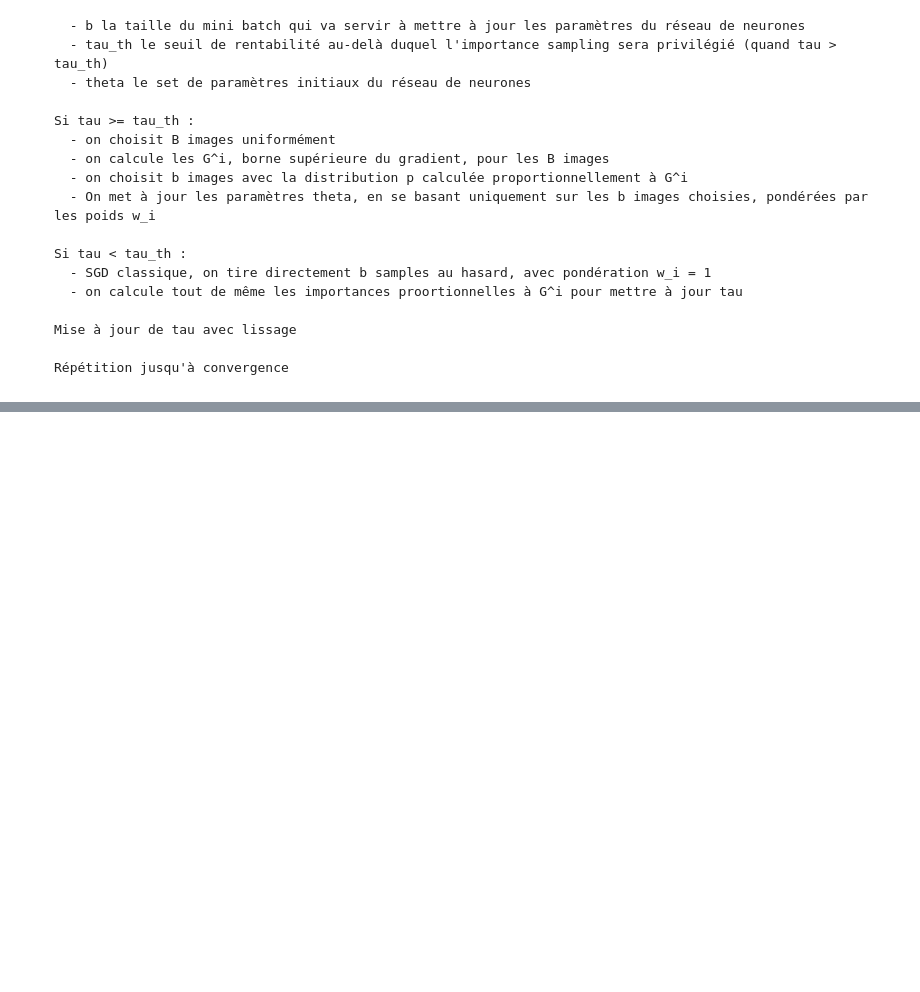
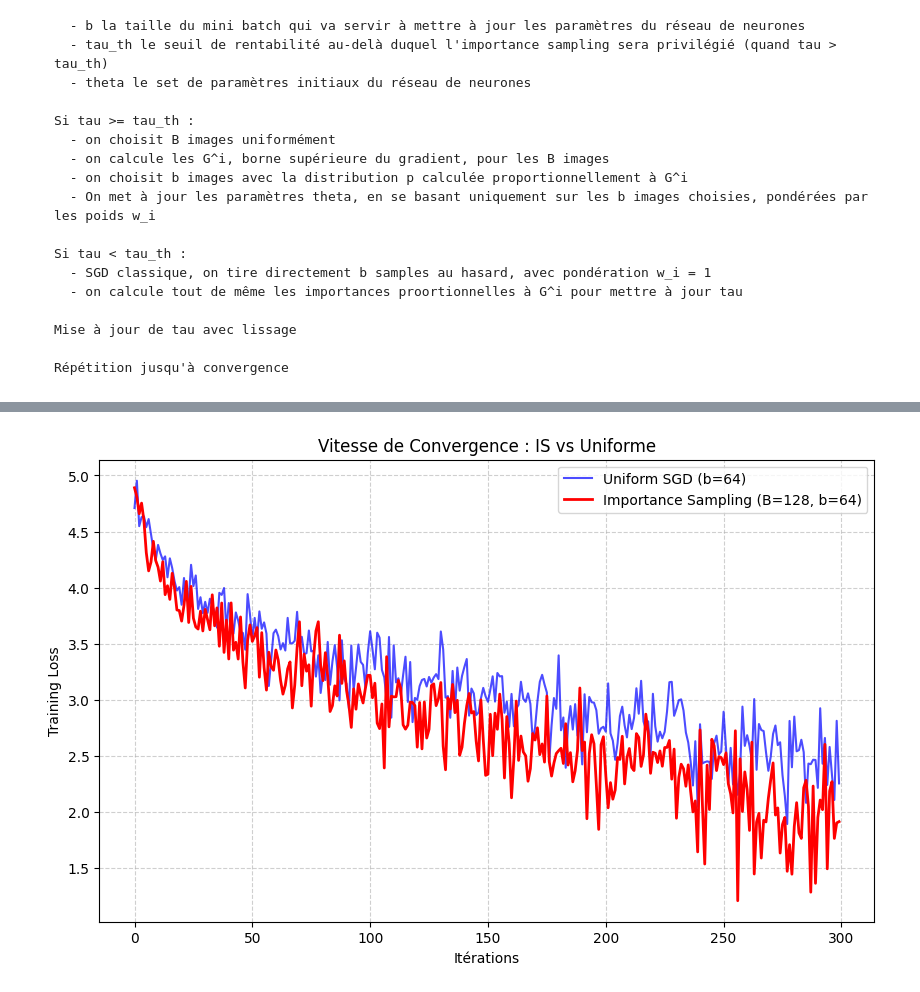
Before and after one commit to oclaich/deep-learning, a Jupyter notebook: project/importance_sampling.ipynb, the cells around one changed output, grey strips where cells are left out. Cells and saved outputs as stored; diff of their text form; code cells hidden in the pictures; blank space fills up the shorter version.

```diff
--- a/project/importance_sampling.ipynb
+++ b/project/importance_sampling.ipynb
@@ -219,15 +237,15 @@ def train_uniform_baseline(model_state, steps):
 
     return times, losses
 # %%
-# --- 5. FONCTION D'ENTRAÎNEMENT IMPORTANCE SAMPLING ---
-# (On suppose que ta classe ImportanceSamplingTrainer corrigée est définie au-dessus)
+# Entraînement du modèle avec le choix des échantillons selon l'importance sampling
 def train_is_method(model_state, steps):
     print("--- Démarrage Importance Sampling ---")
+    # Récupération du modèle et de l'optimiseur
     model = get_model()
     model.load_state_dict(model_state) # Reset poids
-    optimizer = optim.SGD(model.parameters(), lr=0.001, momentum=0.9)
+    optimizer = optim.SGD(model.parameters(), lr=0.01, momentum=0.9)
 
-    # On instancie ton trainer (B=256, b=32)
+    # Instanciation de l'Importance Sampling Trainer
     trainer = ImportanceSamplingTrainer(model, optimizer, B=B, b=b, tau_th=1.2)
     iter_loader = iter(loader_IS)
 
@@ -235,17 +253,19 @@ def train_is_method(model_state, steps):
     losses = []
     start_time = time.time()
 
+    # Itérations sur steps epoches
     for step in range(steps):
 
         loss, current_tau = trainer.train_one_step(iter_loader)
 
-        # Si loss est None, c'est la fin du dataloader
+        # Si loss est None, on arrive à la fin du dataloader
         if loss is None:
-            iter_loader = iter(loader_IS) # On reset l'itérateur
+            # On reset l'itérateur
+            iter_loader = iter(loader_IS)
             # On relance un pas immédiatement pour ne pas perdre l'itération
             loss, current_tau = trainer.train_one_step(iter_loader)
 
-        # Enregistrement
+        # Enregistrement des temps
         if step % 10 == 0:
             elapsed = time.time() - start_time
             times.append(elapsed)
@@ -327,0 +334,15 @@ TypeError: unsupported format string passed to NoneType.__format__
+# %%
+iterations = np.arange(len(l_unif)) * 10
+
+plt.figure(figsize=(10, 6))
+plt.plot(iterations, l_unif, label=f'SGD Uniforme (b={b})', alpha=0.7, color='blue')
+plt.plot(iterations, l_is, label=f'Importance Sampling (B={B}, b={b})', linewidth=2, color='red')
+
+plt.xlabel('Itérations')
+plt.ylabel('Training Loss')
+plt.title('Vitesse de Convergence : IS vs Uniforme')
+plt.legend()
+plt.grid(True, linestyle='--', alpha=0.6)
+plt.show()
+# %% [output]
+[figure, added]
```
Also changed, not shown: parts of 7 cells of this notebook.
